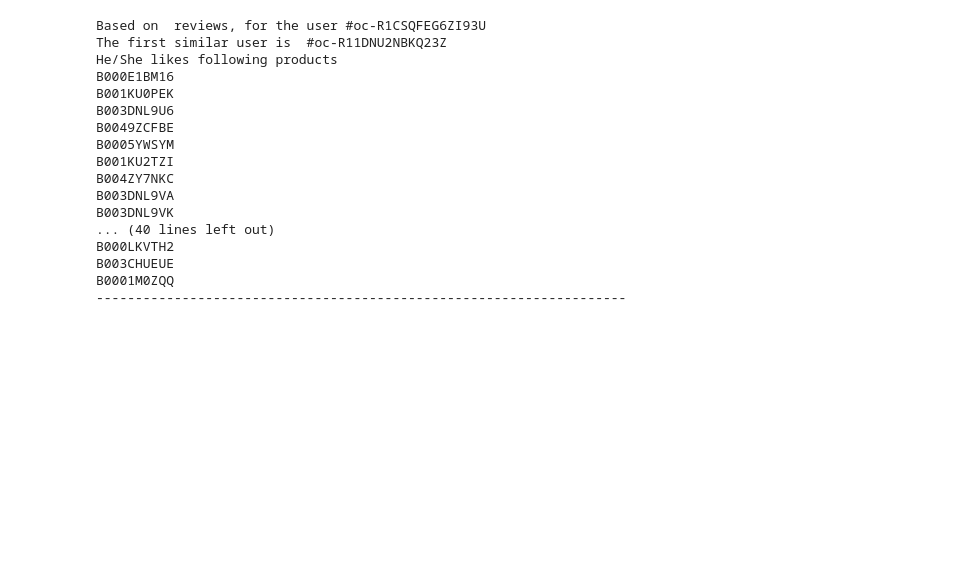
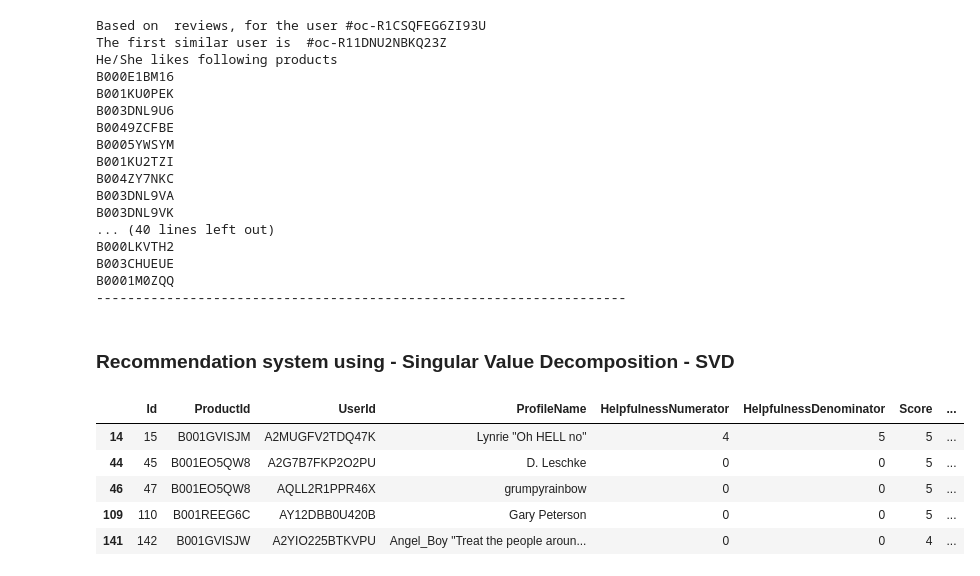
Before and after one commit to kaushik-holla/Recommender-System-Based-on-Food-Reviews, a Jupyter notebook: Recommendation Systems.ipynb, the cells around one changed output. Cells and saved outputs as stored; diff of their text form; code cells hidden in the pictures; blank space fills up the shorter version.

```diff
--- a/Recommendation Systems.ipynb
+++ b/Recommendation Systems.ipynb
@@ -938,3 +939,5 @@ B000LKVTH2
 B003CHUEUE
 B0001M0ZQQ
 --------------------------------------------------------------------
+# %% [markdown]
+### Recommendation system using - Singular Value Decomposition - SVD
@@ -940,0 +947,9 @@ B0001M0ZQQ
+# %%
+df_svd.head()
+# %% [output]
+|  | Id | ProductId | UserId | ProfileName | HelpfulnessNumerator | HelpfulnessDenominator | Score | ... |
+| 14 | 15 | B001GVISJM | A2MUGFV2TDQ47K | Lynrie "Oh HELL no" | 4 | 5 | 5 | ... |
+| 44 | 45 | B001EO5QW8 | A2G7B7FKP2O2PU | D. Leschke | 0 | 0 | 5 | ... |
+| 46 | 47 | B001EO5QW8 | AQLL2R1PPR46X | grumpyrainbow | 0 | 0 | 5 | ... |
+| 109 | 110 | B001REEG6C | AY12DBB0U420B | Gary Peterson | 0 | 0 | 5 | ... |
+| 141 | 142 | B001GVISJW | A2YIO225BTKVPU | Angel_Boy "Treat the people aroun... | 0 | 0 | 4 | ... |
```
Also changed, not shown: parts of 18 cells of this notebook.
